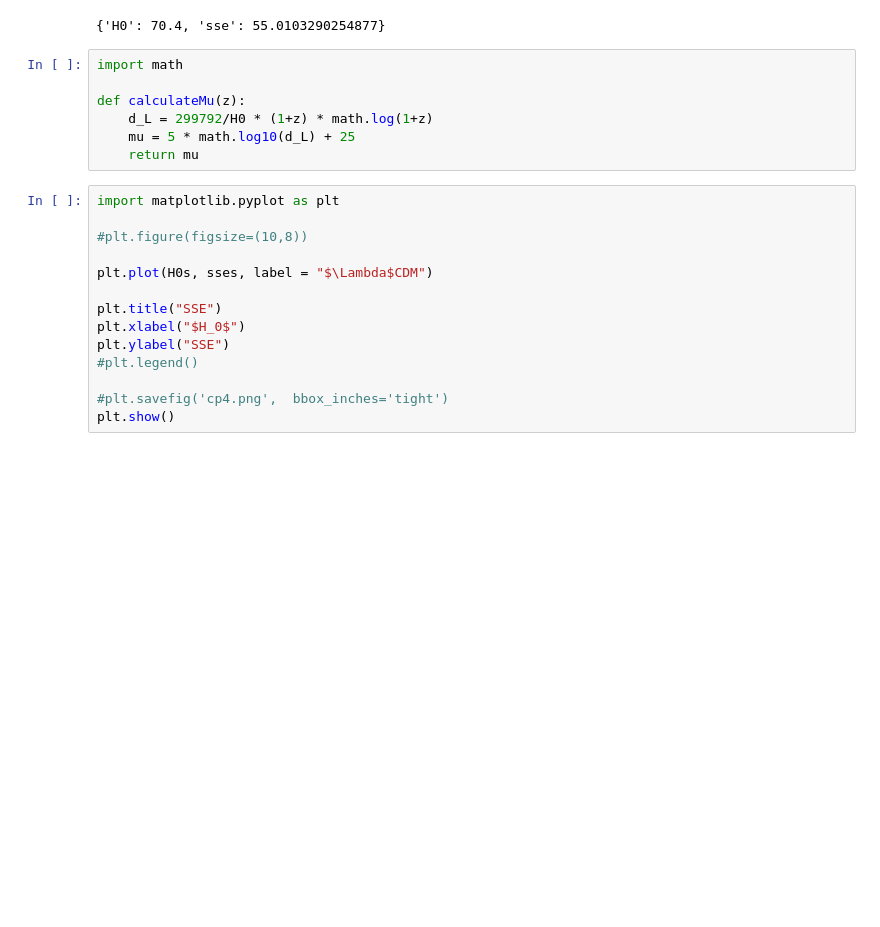
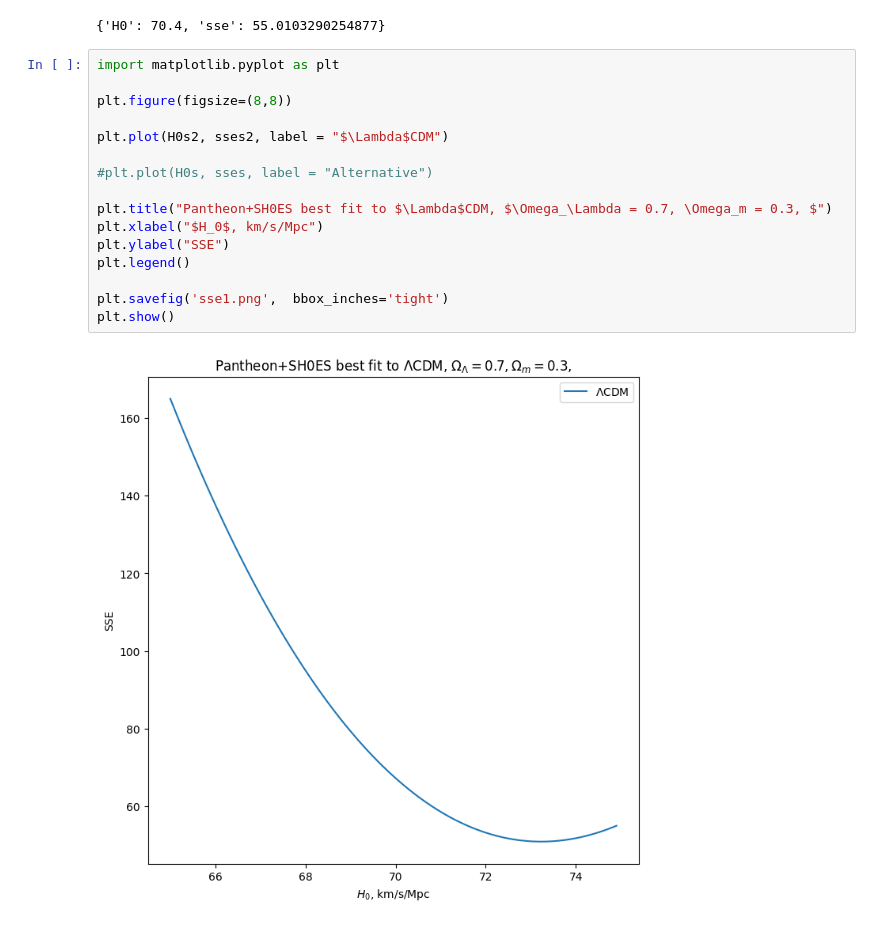
Before and after one commit to mikehelland/hubbles-law, a Jupyter notebook: other/python/sse.ipynb, the cells around one changed output. Drawn from its saved outputs; the diff is of its cells as text; blank space fills up the shorter version.

```diff
--- a/other/python/sse.ipynb
+++ b/other/python/sse.ipynb
@@ -65,24 +65,21 @@ for i in range(100):
 print(lowestSSE)
 # %% [output]
 {'H0': 70.4, 'sse': 55.0103290254877}
-# %%
-import math
-
-def calculateMu(z):
-    d_L = 299792/H0 * (1+z) * math.log(1+z)
-    mu = 5 * math.log10(d_L) + 25
-    return mu
 # %%
 import matplotlib.pyplot as plt
 
-#plt.figure(figsize=(10,8))
+plt.figure(figsize=(8,8))
 
-plt.plot(H0s, sses, label = "$\Lambda$CDM")
+plt.plot(H0s2, sses2, label = "$\Lambda$CDM")
 
-plt.title("SSE")
-plt.xlabel("$H_0$")
+#plt.plot(H0s, sses, label = "Alternative")
+
+plt.title("Pantheon+SH0ES best fit to $\Lambda$CDM, $\Omega_\Lambda = 0.7, \Omega_m = 0.3, $")
+plt.xlabel("$H_0$, km/s/Mpc")
 plt.ylabel("SSE")
-#plt.legend()
+plt.legend()
 
-#plt.savefig('cp4.png',  bbox_inches='tight')
+plt.savefig('sse1.png',  bbox_inches='tight')
 plt.show()
+# %% [output]
+[figure, added]
```
Also changed, not shown: parts of 5 cells of this notebook, 11 other files.
